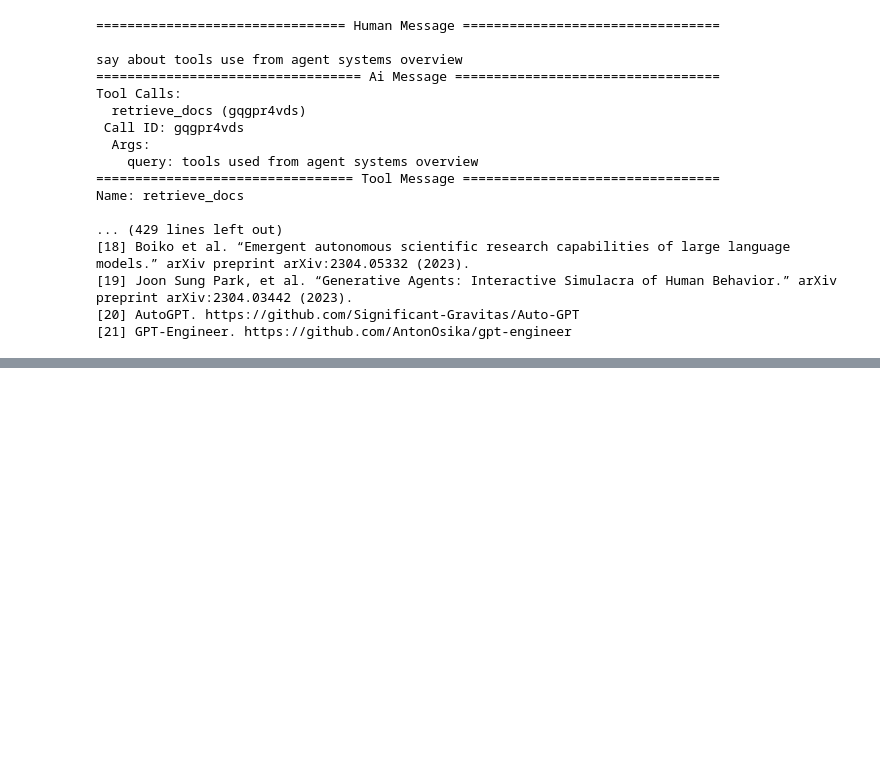
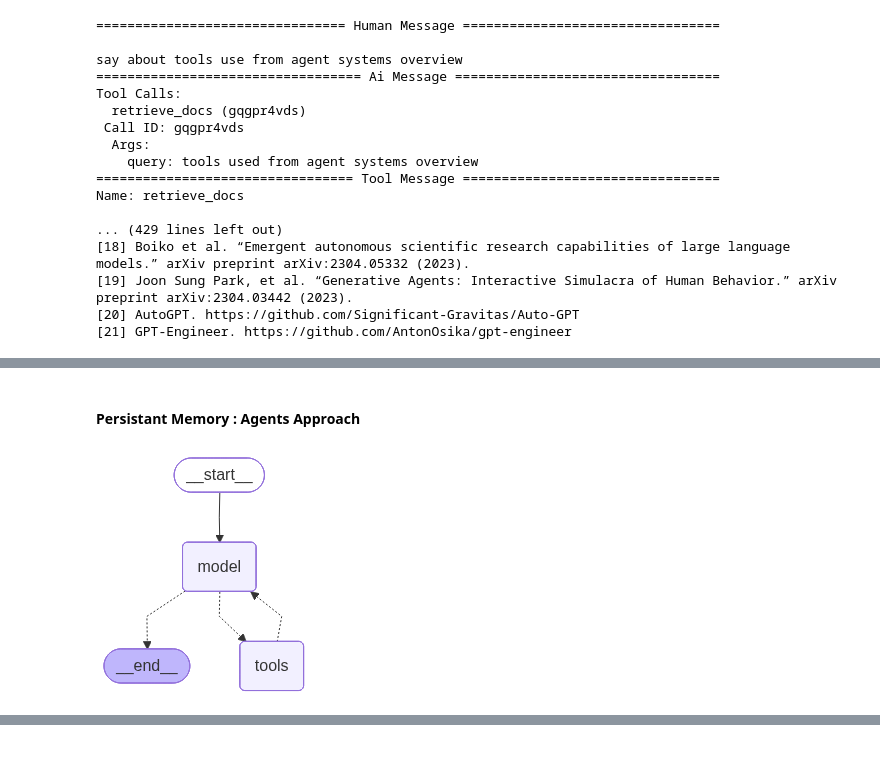
Before and after one commit to NarnindiMounica/RAGs_IN_DEPTH, a Jupyter notebook: RAGs_with_memory_and_cache/with_persistant_memory.ipynb, the cells around one changed output, grey strips where cells are left out. Cells and saved outputs as stored; diff of their text form; code cells hidden in the pictures; blank space fills up the shorter version.

Commit message:
rag with persistant memory with agent

```diff
--- a/RAGs_with_memory_and_cache/with_persistant_memory.ipynb
+++ b/RAGs_with_memory_and_cache/with_persistant_memory.ipynb
@@ -182,0 +187,14 @@ for message in response_b['messages']:
+# %% [markdown]
+#### Persistant Memory : Agents Approach
+# %%
+from langchain.agents import create_agent
+
+agent = create_agent(
+    model=model,
+    tools=[retrieve_docs],
+    checkpointer=InMemorySaver()
+)
+
+agent
+# %% [output]
+[figure, added]
```
Also changed, not shown: parts of 4 cells of this notebook.
